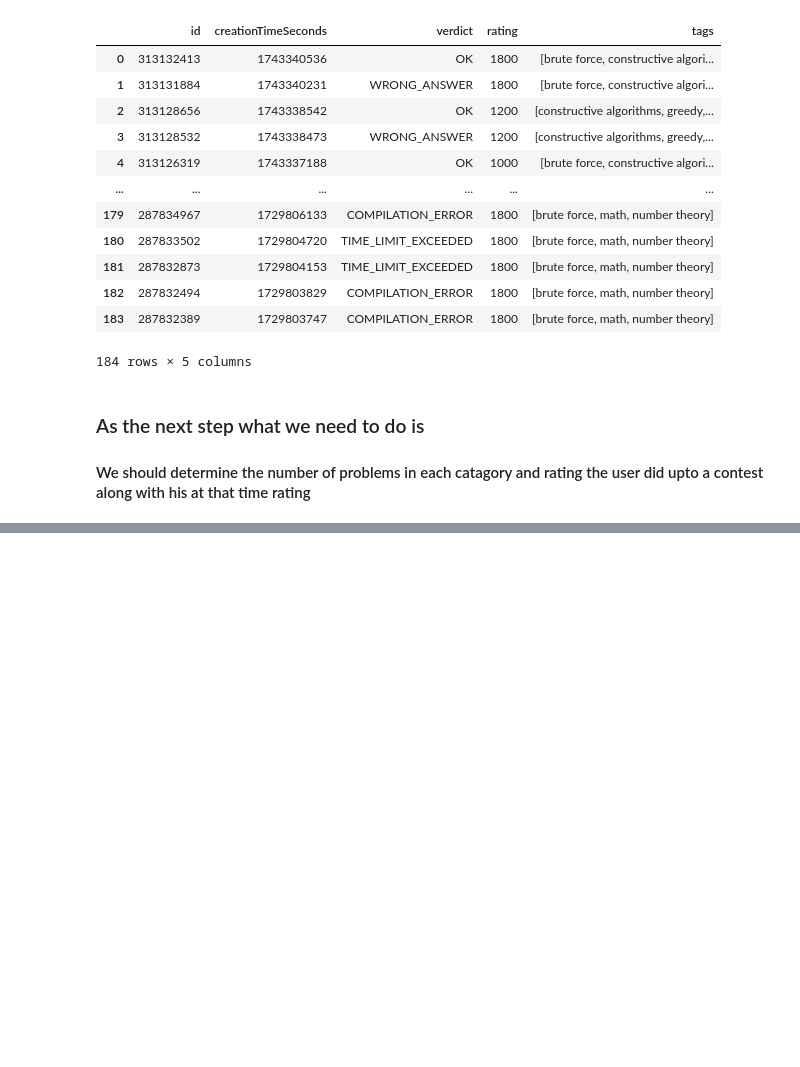
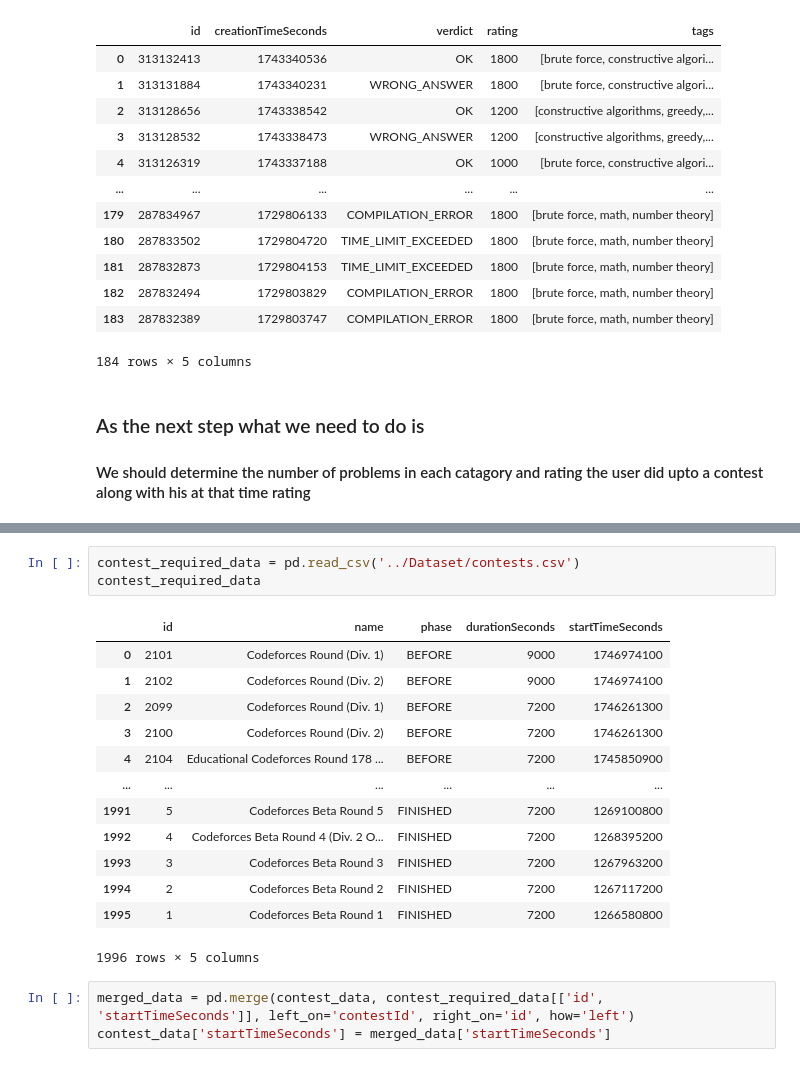
Before and after one commit to kingshuk7995/DS_first_year_project, a Jupyter notebook: Collector/analysis_user_data.ipynb, the cells around one changed output, grey strips where cells are left out. Drawn from its saved outputs; the diff is of its cells as text; blank space fills up the shorter version.

Commit message:
Exploration for single-user data finished

```diff
--- a/Collector/analysis_user_data.ipynb
+++ b/Collector/analysis_user_data.ipynb
@@ -199,0 +178,20 @@ combined_submission_data
+# %%
+contest_required_data = pd.read_csv('../Dataset/contests.csv')
+contest_required_data
+# %% [output]
+|  | id | name | phase | durationSeconds | startTimeSeconds |
+| 0 | 2101 | Codeforces Round (Div. 1) | BEFORE | 9000 | 1746974100 |
+| 1 | 2102 | Codeforces Round (Div. 2) | BEFORE | 9000 | 1746974100 |
+| 2 | 2099 | Codeforces Round (Div. 1) | BEFORE | 7200 | 1746261300 |
+| 3 | 2100 | Codeforces Round (Div. 2) | BEFORE | 7200 | 1746261300 |
+| 4 | 2104 | Educational Codeforces Round 178 ... | BEFORE | 7200 | 1745850900 |
+| ... | ... | ... | ... | ... | ... |
+| 1991 | 5 | Codeforces Beta Round 5 | FINISHED | 7200 | 1269100800 |
+| 1992 | 4 | Codeforces Beta Round 4 (Div. 2 O... | FINISHED | 7200 | 1268395200 |
+| 1993 | 3 | Codeforces Beta Round 3 | FINISHED | 7200 | 1267963200 |
+| 1994 | 2 | Codeforces Beta Round 2 | FINISHED | 7200 | 1267117200 |
+| 1995 | 1 | Codeforces Beta Round 1 | FINISHED | 7200 | 1266580800 |
+1996 rows × 5 columns
+# %%
+merged_data = pd.merge(contest_data, contest_required_data[['id', 'startTimeSeconds']], left_on='contestId', right_on='id', how='left')
+contest_data['startTimeSeconds'] = merged_data['startTimeSeconds']
```
Also changed, not shown: parts of 8 cells of this notebook.
